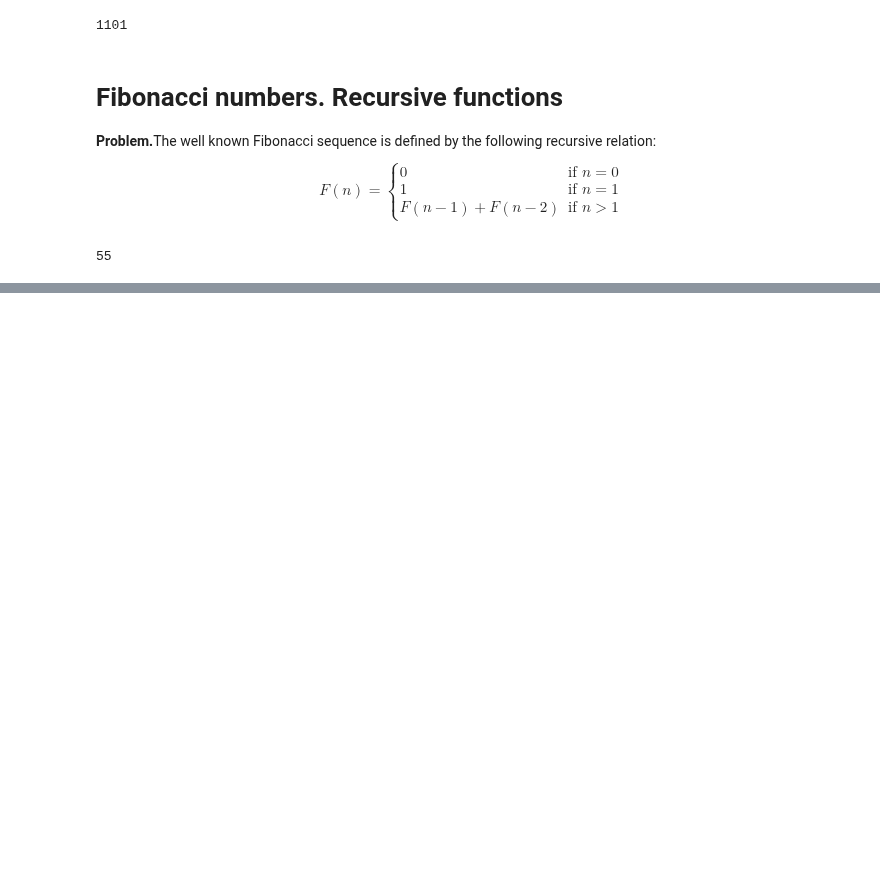
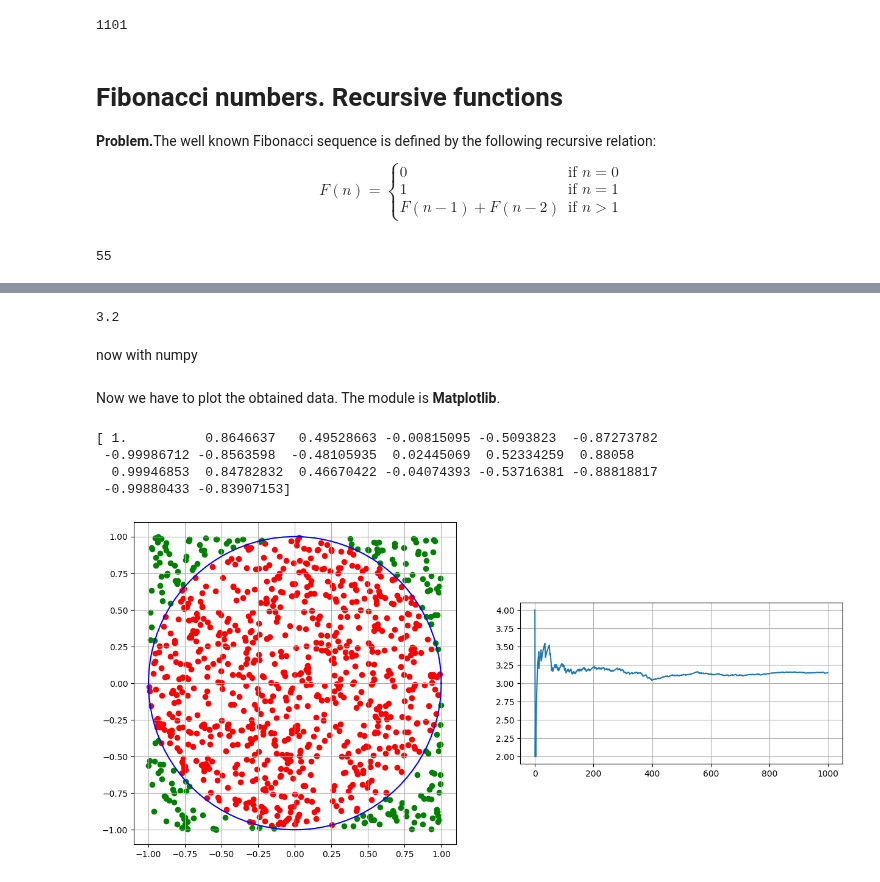
Before and after one commit to ffonti/numerical-analysis-for-machine-learning, a Jupyter notebook: 23:24/09-18.ipynb, the cells around one changed output, grey strips where cells are left out. Cells and saved outputs as stored; diff of their text form; code cells hidden in the pictures; blank space fills up the shorter version.

```diff
--- a/23:24/09-18.ipynb
+++ b/23:24/09-18.ipynb
@@ -65,0 +154,31 @@ print(recfib(10))
+# %%
+import math as mt
+import random as rd
+
+#Function to calculate the value of pi using the Monte Carlo method
+def compute_pi_mc(n):
+    circle_points = 0 #Initial value of circle_points
+    square_points = 0 #Initial value of square_points
+
+    for i in range(n): #Loop to iterate through the points
+        rand_x = rd.uniform(-1, 1) #Random x-coordinate
+        rand_y = rd.uniform(-1, 1) #Random y-coordinate
+
+        dist = mt.sqrt(rand_x**2 + rand_y**2)
+
+        if dist <= 1: #If the point is inside the circle
+            circle_points += 1 #Increment the value of circle_points
+
+        square_points += 1 #Increment the value of square_points
+
+    pi_est = 4.0 * circle_points / square_points #Calculate the value of pi
+
+    return pi_est #Return the value of pi
+
+n = int(input("Enter the number of points: ")) #Input from the user
+pi = compute_pi_mc(n) #Call the function
+print(pi) #Print the value of pi
+# %% [output]
+3.2
+# %% [markdown]
+now with numpy
@@ -65,0 +224,40 @@ print(recfib(10))
+# %% [markdown]
+Now we have to plot the obtained data. The module is <strong>Matplotlib</strong>.
+# %%
+import numpy as np
+import math as mt
+
+g = np.linspace(0, 10, 20)
+g
+y = np.cos(g)
+# %% [output]
+[ 1.          0.8646637   0.49528663 -0.00815095 -0.5093823  -0.87273782
+ -0.99986712 -0.8563598  -0.48105935  0.02445069  0.52334259  0.88058
+  0.99946853  0.84782832  0.46670422 -0.04074393 -0.53716381 -0.88818817
+ -0.99880433 -0.83907153]
+# %%
+import matplotlib.pyplot as plt
+plt.rcParams['figure.figsize'] = [15, 15]
+fig, (ax1, ax2) = plt.subplots(1, 2)
+
+#Draw a unit circle centered at the origin
+angles = np.linspace(0 * np.pi, 2 * np.pi, 100)
+xs = np.cos(angles)
+ys = np.sin(angles)
+ax1.set_aspect(1)
+ax1.plot(xs, ys, color = 'blue')
+
+#Draw the points
+x_in = np.array(x_in)
+y_in = np.array(y_in)
+x_out = np.array(x_out)
+y_out = np.array(y_out)
+ax1.scatter(x_in, y_in, color = 'r')
+ax1.scatter(x_out, y_out, color = 'g')
+ax1.grid()
+
+ax2.grid()
+ax2.plot(pi_est)
+ax2.set_aspect(250)
+# %% [output]
+[figure, added]
```
Also changed, not shown: parts of 11 cells of this notebook.
